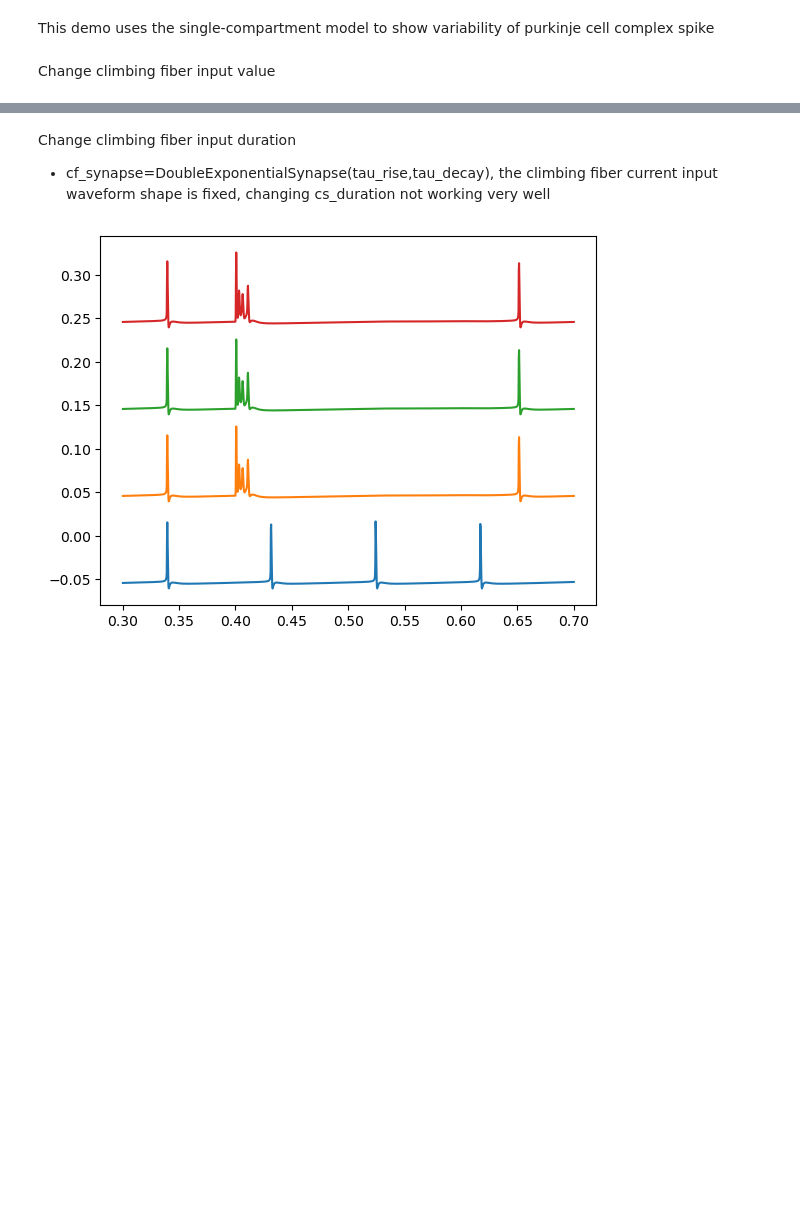
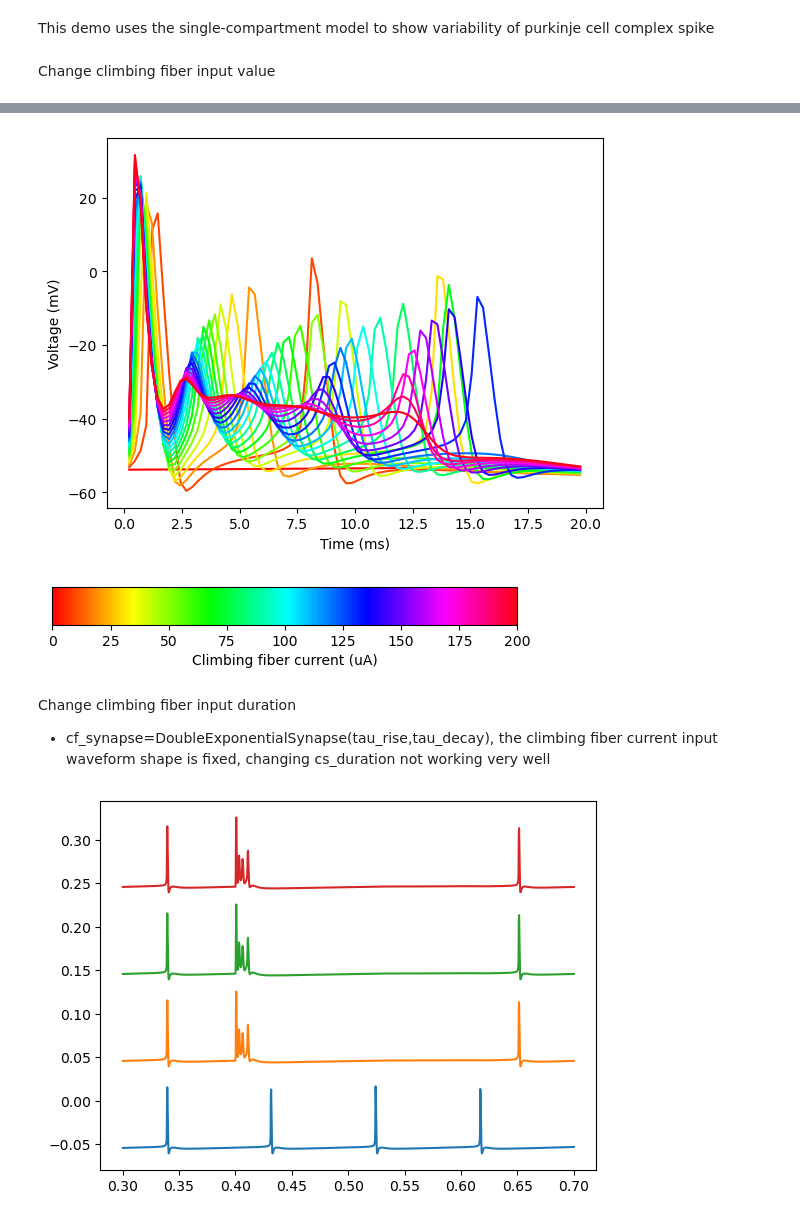
Before and after one commit to BigBroBob2/CSsorting, a Jupyter notebook: simulation/protocol/cs_variability/cs_variabilitiy.ipynb, the cells around one changed output, grey strips where cells are left out. Saved outputs shown, nothing was run; the diff lists cells and outputs as text; code cells hidden in the pictures; blank space fills up the shorter version.

```diff
--- a/simulation/protocol/cs_variability/cs_variabilitiy.ipynb
+++ b/simulation/protocol/cs_variability/cs_variabilitiy.ipynb
@@ -76,3 +94,39 @@ plt.show()
+# %%
+import matplotlib as mpl
+
+plt.figure()
+
+# cmap
+cmap = plt.get_cmap('hsv')
+colors = [cmap(i) for i in np.linspace(0, 1, len(res))]
+
+
+for i in range(len(res)):
+    time_base = res[i][0]
+    voltage_trace = res[i][1]
+    # plt.plot(time_base[time_base > 300*ms],voltage_trace[time_base > 300*ms],color = 'black', alpha = (i+1)/21)
+    plt.plot((time_base[(time_base > 400*ms) * (time_base < 420*ms)]-400*ms)/ms,
+             voltage_trace[(time_base > 400*ms) * (time_base < 420*ms)]/mV,
+             color = colors[i])
+
+plt.xlabel('Time (ms)')
+plt.ylabel('Voltage (mV)')
+
+fig, ax = plt.subplots(figsize=(6, 1))
+fig.subplots_adjust(bottom=0.5)
+
+cmap = plt.get_cmap('hsv')
+norm = mpl.colors.Normalize(vmin=0, vmax=200)
+
+cb1 = mpl.colorbar.ColorbarBase(ax, cmap=cmap,
+                                norm=norm,
+                                orientation='horizontal')
+cb1.set_label('Climbing fiber current (uA)')
+
+plt.show()
+# %% [output]
+[figure, added]
+[figure, added]
 # %% [markdown]
 Change climbing fiber input duration
 - cf_synapse=DoubleExponentialSynapse(tau_rise,tau_decay), the climbing fiber current input waveform shape is fixed, changing cs_duration not working very well
```
Also changed, not shown: parts of 3 cells of this notebook, 18 other files.
